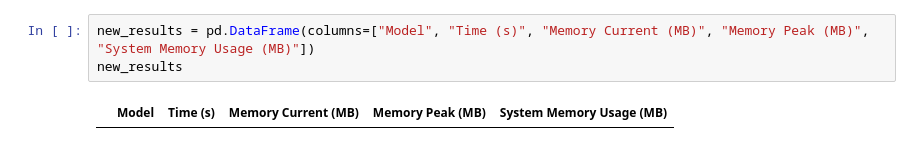
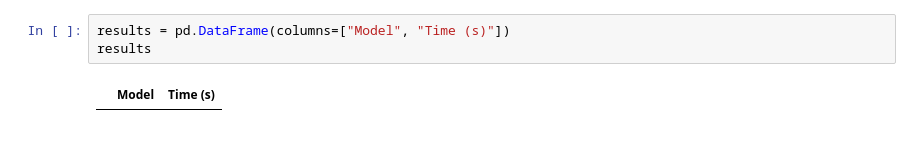
Before and after one commit to sebas-ib/model-compression, a Jupyter notebook: notebooks/rtf_training.ipynb, the cells around one changed output. Cells and saved outputs as stored; diff of their text form.

```diff
--- a/notebooks/rtf_training.ipynb
+++ b/notebooks/rtf_training.ipynb
@@ -23,6 +25,6 @@ results
 # %%
-new_results = pd.DataFrame(columns=["Model", "Time (s)", "Memory Current (MB)", "Memory Peak (MB)", "System Memory Usage (MB)"])
-new_results
+results = pd.DataFrame(columns=["Model", "Time (s)"])
+results
 # %% [output]
-|  | Model | Time (s) | Memory Current (MB) | Memory Peak (MB) | System Memory Usage (MB) |
+|  | Model | Time (s) |
 # %%
```
Also changed, not shown: parts of 11 cells of this notebook, 7 other files.
